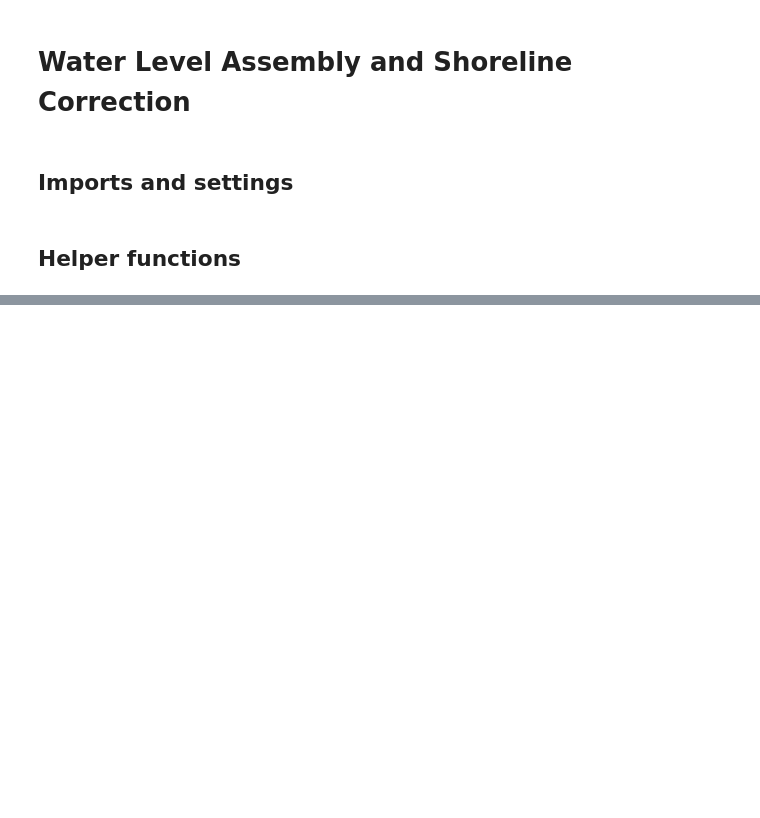
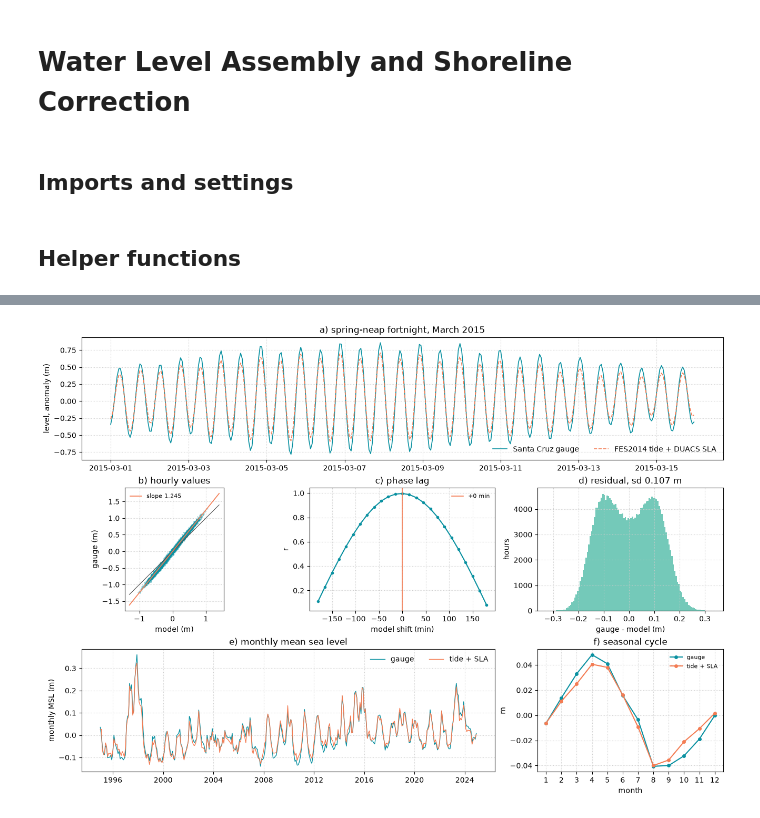
Before and after one commit to mdelemosschaper/quintaplaya, a Jupyter notebook: notebooks/marcus_water_levels.ipynb, the cells around one changed output, grey strips where cells are left out. Cells and saved outputs as stored; diff of their text form; code cells hidden in the pictures; blank space fills up the shorter version.

```diff
--- a/notebooks/marcus_water_levels.ipynb
+++ b/notebooks/marcus_water_levels.ipynb
@@ -398,0 +298,14 @@ ax.legend(fontsize=8, ncol=5)
+# %%
+# ---- phase lag: shift the model in time and look for peak correlation ----
+# resolved at the model's native 15 min, not the gauge's 1 h
+shifts = np.arange(-180, 181, 15)
+rs = []
+for m in shifts:
+    s = interp_to(wl['water_level'], cmp.index + pd.Timedelta(minutes=int(m)), '3D')
+    s.index = cmp.index
+    rs.append(cmp['gauge'].corr(s))
+rs = pd.Series(rs, index=shifts)
+best = rs.idxmax()
+print(f'best lag {best:+d} min (r = {rs.max():.4f}), zero lag r = {rs.loc[0]:.4f}')
+print('positive = the gauge leads Quinta Playa; '
+      '+-360 min would indicate a UTC/local-time error, not a propagation delay')
@@ -398,0 +343,54 @@ ax.legend(fontsize=8, ncol=5)
+# %%
+# ---- figures ----
+c = PALETTE
+fig = plt.figure(figsize=(13, 9), constrained_layout=True)
+gs = fig.add_gridspec(3, 3)
+
+# a) a spring-neap fortnight
+ax = fig.add_subplot(gs[0, :])
+w = cmp.loc['2015-03-01':'2015-03-15']
+ax.plot(w.index, w['gauge'], color=c[0], lw=1.2, label='Santa Cruz gauge')
+ax.plot(w.index, w['model'], color=c[2], lw=1.2, ls='--', label='FES2014 tide + DUACS SLA')
+ax.set_ylabel('level, anomaly (m)'); ax.legend(ncol=2, frameon=False)
+ax.set_title('a) spring-neap fortnight, March 2015'); ax.grid(ls=':', color='0.8')
+
+# b) scatter
+ax = fig.add_subplot(gs[1, 0])
+sub = cmp.iloc[::37]
+ax.plot(sub['model'], sub['gauge'], '.', ms=1.5, color=c[0], alpha=0.3)
+lim = [cmp[['gauge', 'model']].min().min(), cmp[['gauge', 'model']].max().max()]
+ax.plot(lim, lim, color='0.3', lw=0.8)
+ax.plot(lim, [slope * v for v in lim], color=c[2], lw=1.2, label=f'slope {slope:.3f}')
+ax.set_xlabel('model (m)'); ax.set_ylabel('gauge (m)'); ax.set_aspect('equal')
+ax.legend(frameon=False, fontsize=8); ax.set_title('b) hourly values'); ax.grid(ls=':', color='0.8')
+
+# c) lag sweep
+ax = fig.add_subplot(gs[1, 1])
+ax.plot(rs.index, rs.values, 'o-', color=c[0], ms=3)
+ax.axvline(best, color=c[2], lw=1.2, label=f'{best:+d} min')
+ax.set_xlabel('model shift (min)'); ax.set_ylabel('r')
+ax.legend(frameon=False, fontsize=8); ax.set_title('c) phase lag'); ax.grid(ls=':', color='0.8')
+
+# d) residual distribution
+ax = fig.add_subplot(gs[1, 2])
+ax.hist(cmp['resid'], bins=120, color=c[1], edgecolor='none')
+ax.set_xlabel('gauge - model (m)'); ax.set_ylabel('hours')
+ax.set_title(f"d) residual, sd {cmp['resid'].std():.3f} m"); ax.grid(ls=':', color='0.8')
+
+# e) monthly MSL
+ax = fig.add_subplot(gs[2, :2])
+ax.plot(mon.index, mon['gauge'], color=c[0], lw=1.0, label='gauge')
+ax.plot(mon.index, mon['model'], color=c[2], lw=1.0, label='tide + SLA')
+ax.set_ylabel('monthly MSL (m)'); ax.legend(ncol=2, frameon=False)
+ax.set_title('e) monthly mean sea level'); ax.grid(ls=':', color='0.8')
+
+# f) seasonal cycle
+ax = fig.add_subplot(gs[2, 2])
+ax.plot(clim.index, clim['gauge'], 'o-', color=c[0], ms=4, label='gauge')
+ax.plot(clim.index, clim['model'], 'o-', color=c[2], ms=4, label='tide + SLA')
+ax.set_xlabel('month'); ax.set_ylabel('m'); ax.set_xticks(range(1, 13))
+ax.legend(frameon=False, fontsize=8); ax.set_title('f) seasonal cycle'); ax.grid(ls=':', color='0.8')
+
+fig.savefig(os.path.join(DATA, 'santa_cruz_gauge_comparison.png'), dpi=200)
+# %% [output]
+[figure, added]
```
Also changed, not shown: parts of 45 cells of this notebook, 58 other files.
